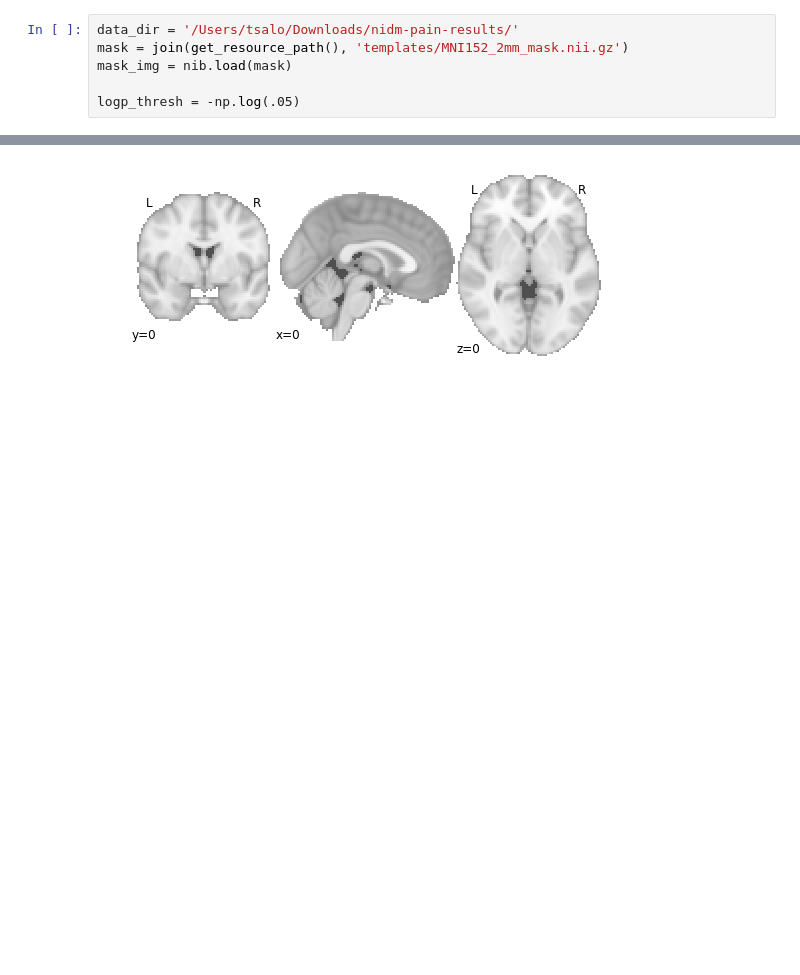
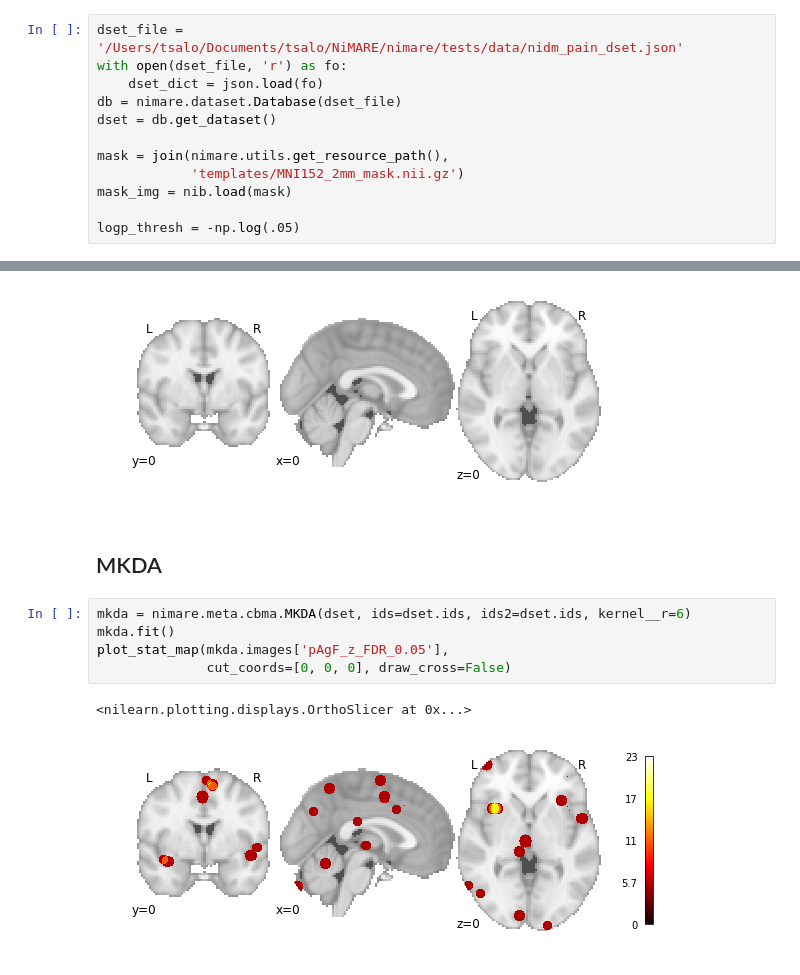
Before and after one commit to neurostuff/NiMARE, a Jupyter notebook: examples/nidm_pain_meta-analyses.ipynb, the cells around one changed output, grey strips where cells are left out. Saved outputs shown, nothing was run; the diff lists cells and outputs as text; blank space fills up the shorter version.

Commit message:
Generate pain dataset and add MKDA to meta example notebook.

```diff
--- a/examples/nidm_pain_meta-analyses.ipynb
+++ b/examples/nidm_pain_meta-analyses.ipynb
@@ -17,8 +18,14 @@ from nimare.utils import get_resource_path
 from nimare.meta.ibma import (stouffers, fishers, weighted_stouffers,
                               rfx_glm, ffx_glm)
 # %%
-data_dir = '/Users/tsalo/Downloads/nidm-pain-results/'
-mask = join(get_resource_path(), 'templates/MNI152_2mm_mask.nii.gz')
+dset_file = '/Users/tsalo/Documents/tsalo/NiMARE/nimare/tests/data/nidm_pain_dset.json'
+with open(dset_file, 'r') as fo:
+    dset_dict = json.load(fo)
+db = nimare.dataset.Database(dset_file)
+dset = db.get_dataset()
+
+mask = join(nimare.utils.get_resource_path(),
+            'templates/MNI152_2mm_mask.nii.gz')
 mask_img = nib.load(mask)
 
 logp_thresh = -np.log(.05)
@@ -185,3 +185,13 @@ plot_stat_map(result.images['log_p'], threshold=logp_thresh,
 # %% [output]
 <nilearn.plotting.displays.OrthoSlicer at 0x...>
 [figure]
+# %% [markdown]
+## MKDA
+# %%
+mkda = nimare.meta.cbma.MKDA(dset, ids=dset.ids, ids2=dset.ids, kernel__r=6)
+mkda.fit()
+plot_stat_map(mkda.images['pAgF_z_FDR_0.05'],
+              cut_coords=[0, 0, 0], draw_cross=False)
+# %% [output]
+<nilearn.plotting.displays.OrthoSlicer at 0x...>
+[figure, added]
```
Also changed, not shown: parts of 7 cells of this notebook, 3 other files.
